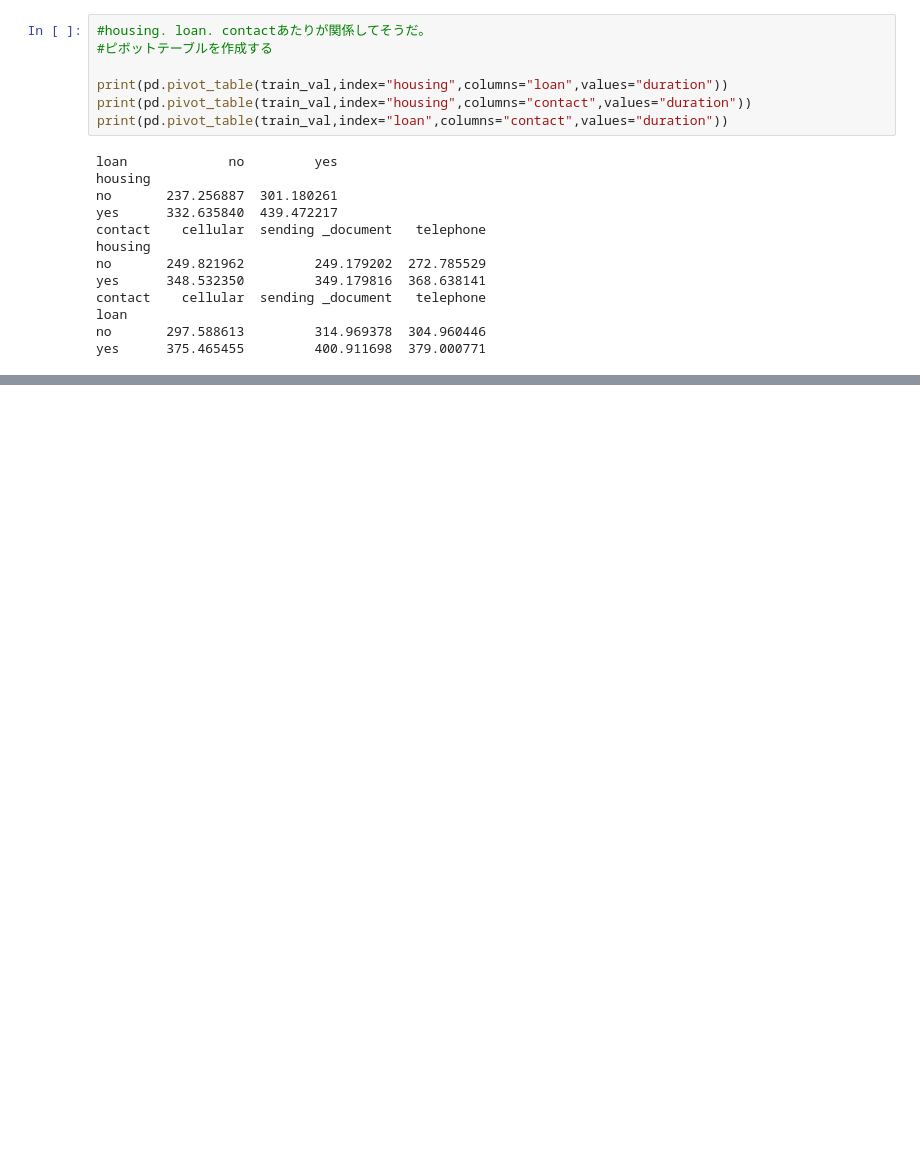
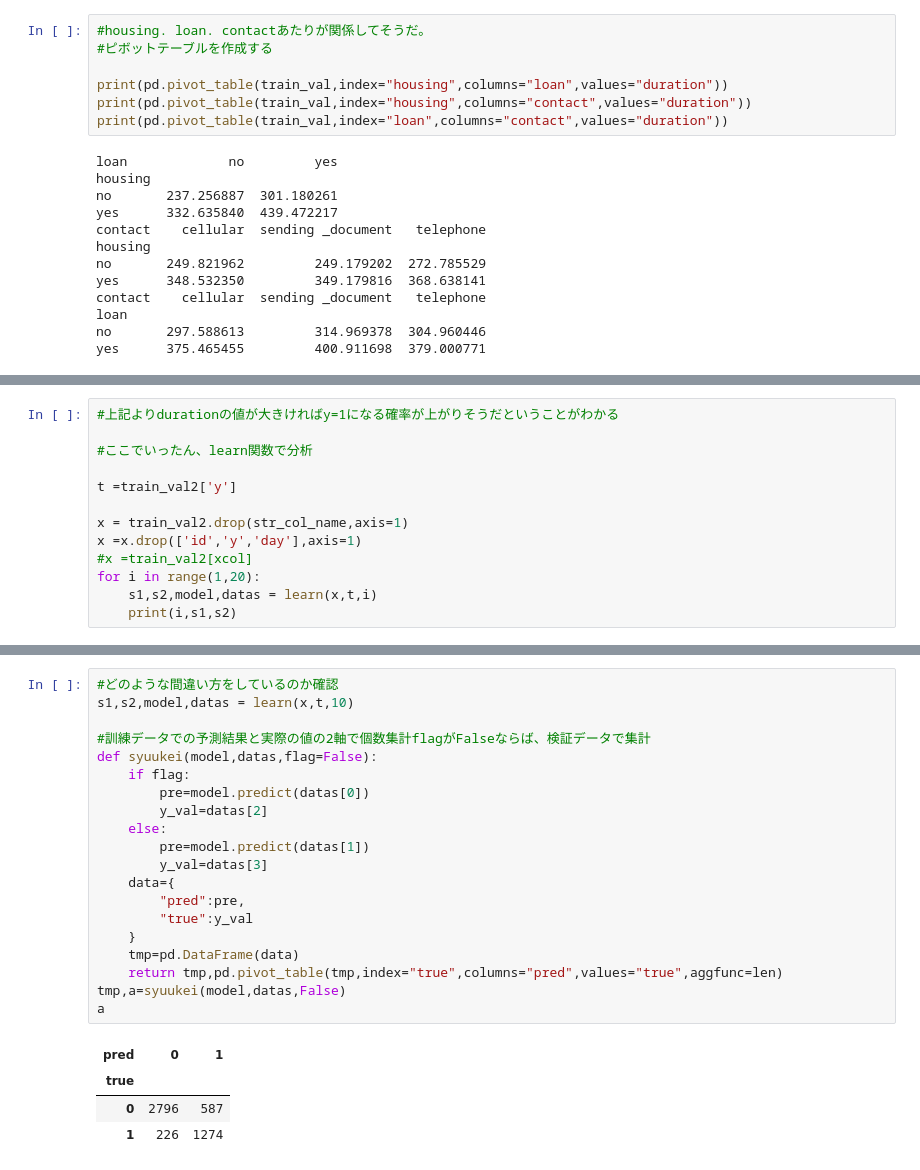
Before and after one commit to yamaguchinorimitsu/ajax_app, a Jupyter notebook: スッキリ機械第９章答え.ipynb, the cells around one changed output, grey strips where cells are left out. Saved outputs shown, nothing was run; the diff lists cells and outputs as text; blank space fills up the shorter version.

```diff
--- a/スッキリ機械第９章答え.ipynb
+++ b/スッキリ機械第９章答え.ipynb
@@ -274,0 +308,13 @@ Name: duration, dtype: float64
+# %%
+#上記よりdurationの値が大きければy=1になる確率が上がりそうだということがわかる
+
+#ここでいったん、learn関数で分析
+
+t =train_val2['y']
+
+x = train_val2.drop(str_col_name,axis=1)
+x =x.drop(['id','y','day'],axis=1)
+#x =train_val2[xcol]
+for i in range(1,20):
+    s1,s2,model,datas = learn(x,t,i)
+    print(i,s1,s2)
@@ -274,0 +341,25 @@ Name: duration, dtype: float64
+# %%
+#どのような間違い方をしているのか確認
+s1,s2,model,datas = learn(x,t,10)
+
+#訓練データでの予測結果と実際の値の2軸で個数集計flagがFalseならば、検証データで集計
+def syuukei(model,datas,flag=False):
+    if flag:
+        pre=model.predict(datas[0])
+        y_val=datas[2]
+    else:
+        pre=model.predict(datas[1])
+        y_val=datas[3]
+    data={
+        "pred":pre,
+        "true":y_val
+    }
+    tmp=pd.DataFrame(data)
+    return tmp,pd.pivot_table(tmp,index="true",columns="pred",values="true",aggfunc=len)
+tmp,a=syuukei(model,datas,False)
+a
+# %% [output]
+| pred | 0 | 1 |
+| true |  |  |
+| 0 | 2796 | 587 |
+| 1 | 226 | 1274 |
```
Also changed, not shown: parts of 7 cells of this notebook.
